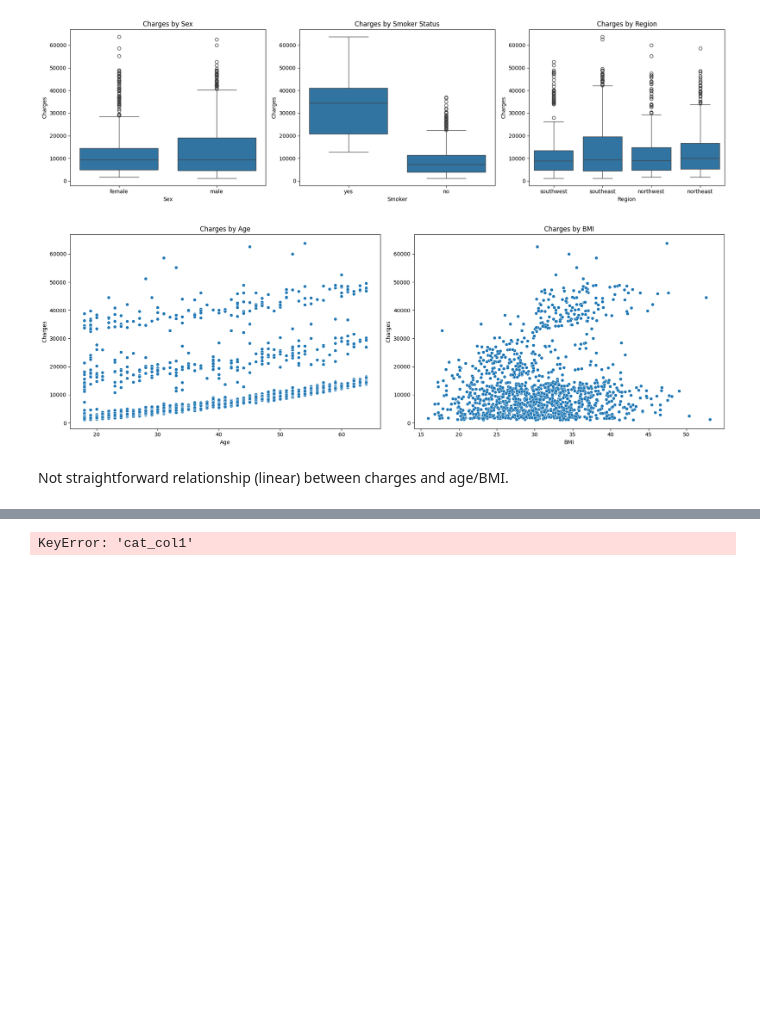
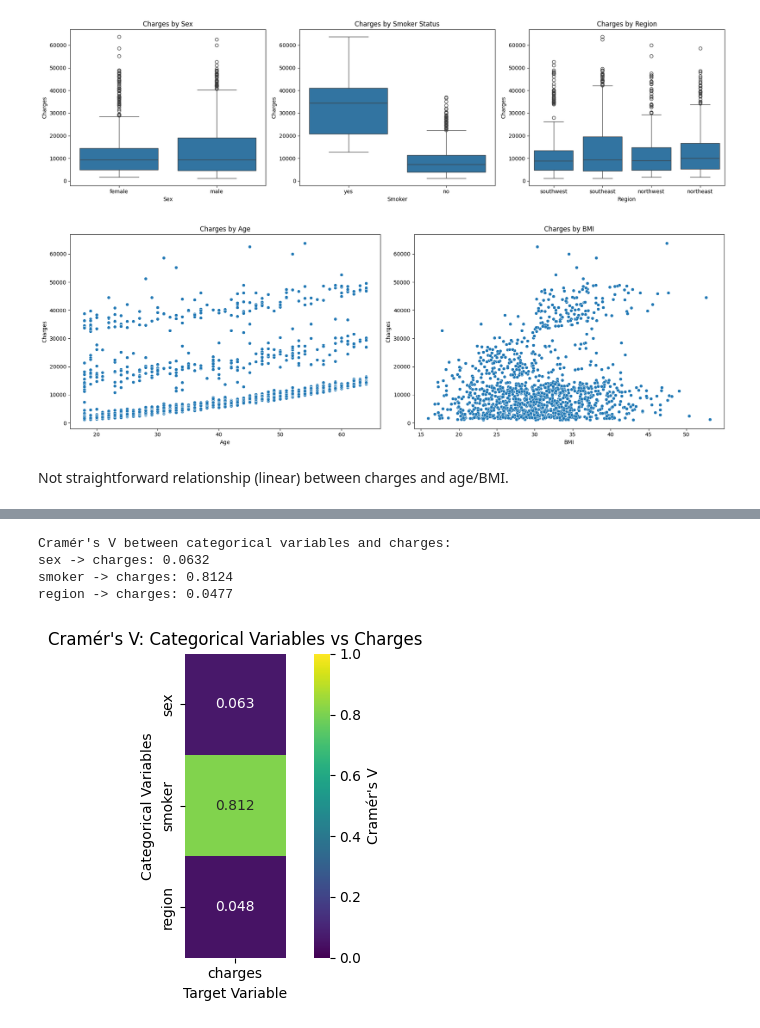
Before and after one commit to Shuaib-8/MLOps-Health-Insurance-Project, a Jupyter notebook: notebooks/02_eda.ipynb, the cells around one changed output, grey strips where cells are left out. Saved outputs shown, nothing was run; the diff lists cells and outputs as text; code cells hidden in the pictures; blank space fills up the shorter version.

```diff
--- a/notebooks/02_eda.ipynb
+++ b/notebooks/02_eda.ipynb
@@ -172,6 +173,71 @@ df.select_dtypes(include=['number']).corr(method='spearman')
 # %%
-# categorial - first turn into crosstab and then do cramer
-crosstab = pd.crosstab(df['cat_col1'], df['cat_col2'])
-cramer_v = cramers_v(crosstab)
+# Cramér's V (association measure) between categorical variables and charges
+
+def cramers_v(x, y):
+    """Compute Cramér's V"""
+    # Create contingency table
+    confusion = pd.crosstab(x, y)
+    if confusion.size == 0:
+        return np.nan
+
+    # Chi-square test
+    chi2 = ss.chi2_contingency(confusion, correction=False)[0]
+    n = confusion.sum().sum()
+    if n == 0:
+        return np.nan
+
+    # Cramér's V calculation with bias correction
+    phi2 = chi2 / n
+    r, k = confusion.shape
+    phi2corr = max(0, phi2 - ((k-1)*(r-1))/(n-1))
+    rcorr = r - ((r-1)**2)/(n-1)
+    kcorr = k - ((k-1)**2)/(n-1)
+    denom = min((kcorr-1), (rcorr-1))
+    if denom <= 0:
+        return np.nan
+    return np.sqrt(phi2corr / denom)
+
+# Variables of interest
+cat_vars = ['sex', 'smoker', 'region']
+target = 'charges'
+
+# Compute Cramér's V between each categorical variable and charges
+results = {}
+for var in cat_vars:
+    if var in df.columns and target in df.columns:
+        # For continuous target, we need to bin it first
+        charges_binned = pd.cut(df[target], bins=5, labels=['Very Low', 'Low', 'Medium', 'High', 'Very High'])
+        cramers_val = cramers_v(df[var], charges_binned)
+        results[var] = cramers_val
+
+# Display results
+print("Cramér's V between categorical variables and charges:")
+for var, val in results.items():
+    print(f"{var} -> charges: {val:.4f}")
+
+# Create correlation heatmap
+if results:
+    # Create a matrix for heatmap
+    vars_list = list(results.keys())
+    cramers_matrix = pd.DataFrame(index=vars_list, columns=['charges'])
+
+    for var in vars_list:
+        cramers_matrix.loc[var, 'charges'] = results[var]
+
+    # Convert to float for proper heatmap display
+    cramers_matrix = cramers_matrix.astype(float)
+
+    plt.figure(figsize=(6, 4))
+    sns.heatmap(cramers_matrix, annot=True, fmt='.3f', cmap='viridis', square=True,
+                cbar_kws={'label': "Cramér's V"}, vmin=0, vmax=1)
+    plt.title("Cramér's V: Categorical Variables vs Charges")
+    plt.ylabel('Categorical Variables')
+    plt.xlabel('Target Variable')
+    plt.tight_layout()
+    plt.show()
 # %% [output]
-KeyError: 'cat_col1'
+Cramér's V between categorical variables and charges:
+sex -> charges: 0.0632
+smoker -> charges: 0.8124
+region -> charges: 0.0477
+[figure, added]
```
Also changed, not shown: parts of 3 cells of this notebook, 1 other file.
